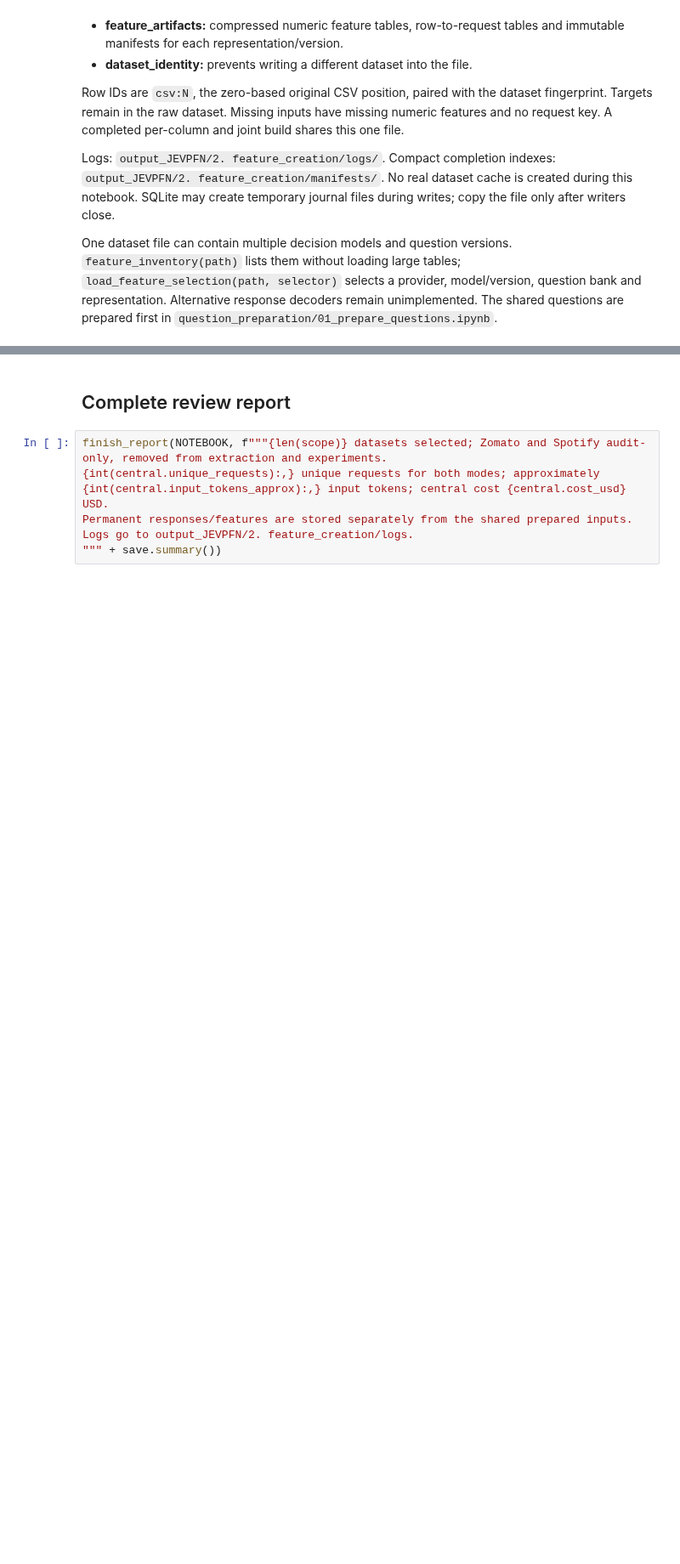
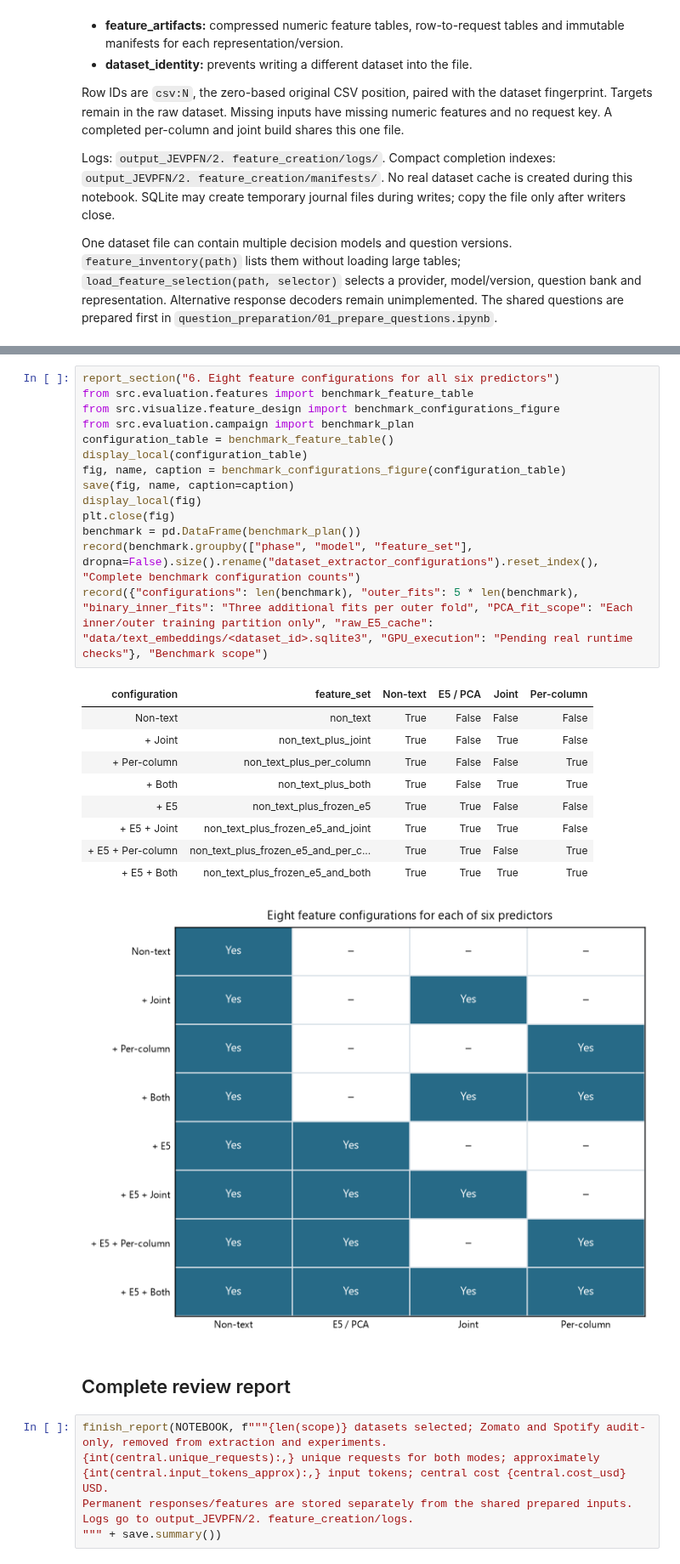
Before and after one commit to andreasgoethals/JEVPFN, a Jupyter notebook: notebooks/2. feature_creation/03_feature_creation.ipynb, the cells around one changed output, grey strips where cells are left out. Shown at 85% size. Saved outputs shown, nothing was run; the diff lists cells and outputs as text; blank space fills up the shorter version.

```diff
--- a/notebooks/2. feature_creation/03_feature_creation.ipynb
+++ b/notebooks/2. feature_creation/03_feature_creation.ipynb
@@ -255,3 +261,28 @@ Guarded dispatcher and persistent reservations are implemented but disabled. Thi
+# %%
+report_section("6. Eight feature configurations for all six predictors")
+from src.evaluation.features import benchmark_feature_table
+from src.visualize.feature_design import benchmark_configurations_figure
+from src.evaluation.campaign import benchmark_plan
+configuration_table = benchmark_feature_table()
+display_local(configuration_table)
+fig, name, caption = benchmark_configurations_figure(configuration_table)
+save(fig, name, caption=caption)
+display_local(fig)
+plt.close(fig)
+benchmark = pd.DataFrame(benchmark_plan())
+record(benchmark.groupby(["phase", "model", "feature_set"], dropna=False).size().rename("dataset_extractor_configurations").reset_index(), "Complete benchmark configuration counts")
+record({"configurations": len(benchmark), "outer_fits": 5 * len(benchmark), "binary_inner_fits": "Three additional fits per outer fold", "PCA_fit_scope": "Each inner/outer training partition only", "raw_E5_cache": "data/text_embeddings/<dataset_id>.sqlite3", "GPU_execution": "Pending real runtime checks"}, "Benchmark scope")
+# %% [output]
+| configuration | feature_set | Non-text | E5 / PCA | Joint | Per-column |
+| Non-text | non_text | True | False | False | False |
+| + Joint | non_text_plus_joint | True | False | True | False |
+| + Per-column | non_text_plus_per_column | True | False | False | True |
+| + Both | non_text_plus_both | True | False | True | True |
+| + E5 | non_text_plus_frozen_e5 | True | True | False | False |
+| + E5 + Joint | non_text_plus_frozen_e5_and_joint | True | True | True | False |
+| + E5 + Per-column | non_text_plus_frozen_e5_and_per_c... | True | True | False | True |
+| + E5 + Both | non_text_plus_frozen_e5_and_both | True | True | True | True |
+[figure, added]
 # %% [markdown]
 ## Complete review report
 # %%
```
Also changed, not shown: parts of 3 cells of this notebook, 29 other files.
